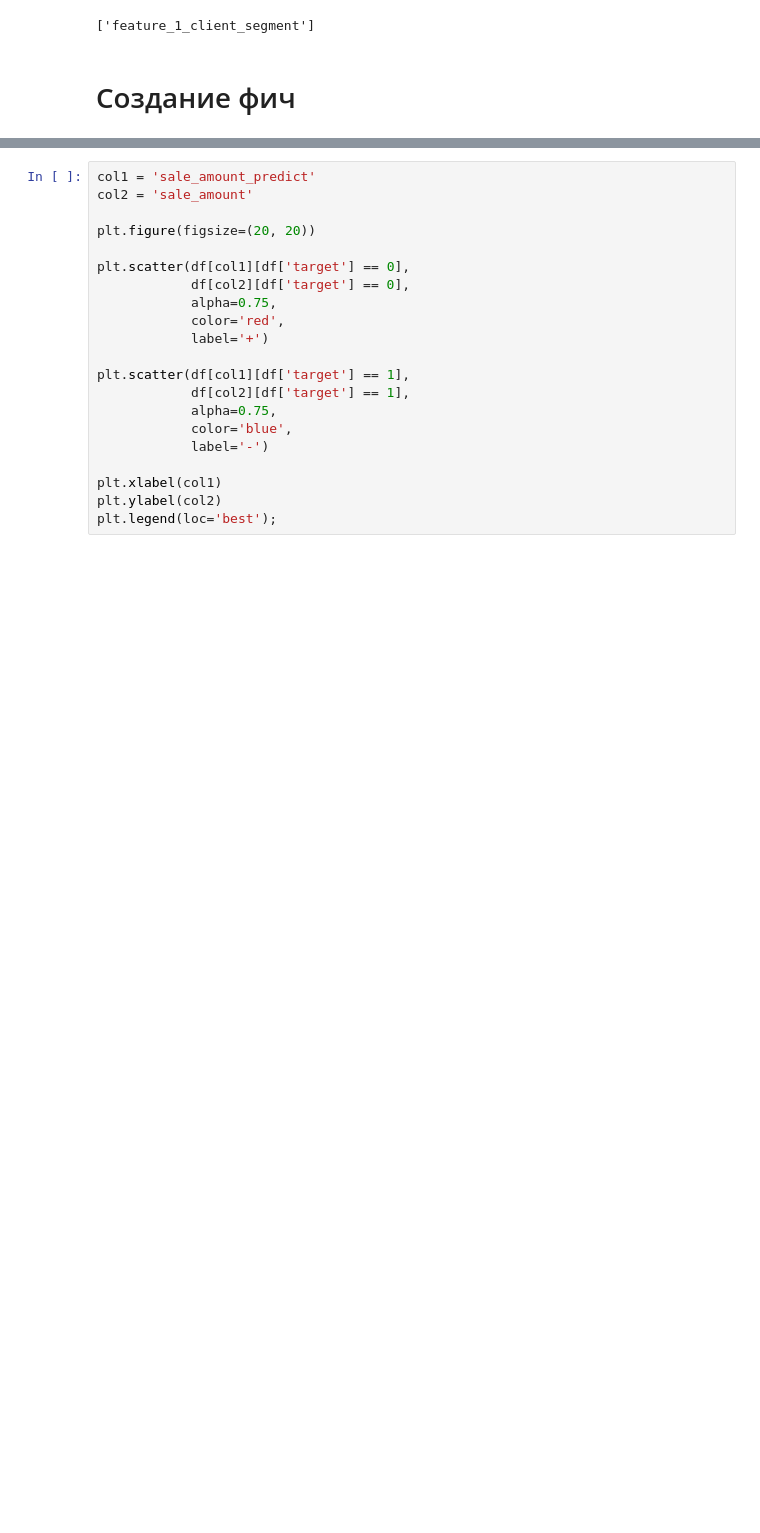
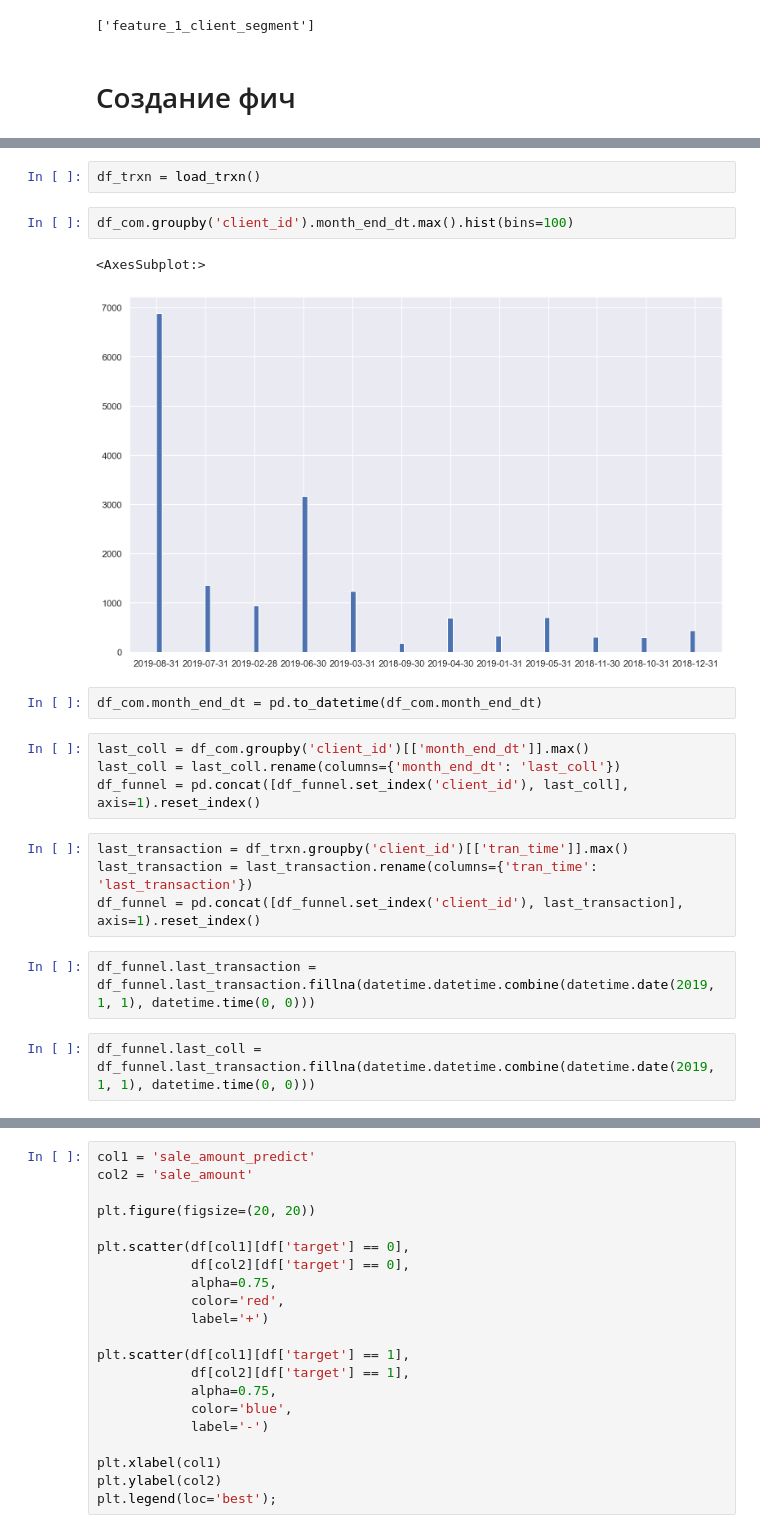
Before and after one commit to Oxonomy/IDAO-2021-FinalRound, a Jupyter notebook: feature_generation.ipynb, the cells around one changed output, grey strips where cells are left out. Saved outputs shown, nothing was run; the diff lists cells and outputs as text; blank space fills up the shorter version.

```diff
--- a/feature_generation.ipynb
+++ b/feature_generation.ipynb
@@ -167,0 +85,21 @@ df
+# %%
+df_trxn = load_trxn()
+# %%
+df_com.groupby('client_id').month_end_dt.max().hist(bins=100)
+# %% [output]
+<AxesSubplot:>
+[figure, added]
+# %%
+df_com.month_end_dt = pd.to_datetime(df_com.month_end_dt)
+# %%
+last_coll = df_com.groupby('client_id')[['month_end_dt']].max()
+last_coll = last_coll.rename(columns={'month_end_dt': 'last_coll'})
+df_funnel = pd.concat([df_funnel.set_index('client_id'), last_coll], axis=1).reset_index()
+# %%
+last_transaction = df_trxn.groupby('client_id')[['tran_time']].max()
+last_transaction = last_transaction.rename(columns={'tran_time': 'last_transaction'})
+df_funnel = pd.concat([df_funnel.set_index('client_id'), last_transaction], axis=1).reset_index()
+# %%
+df_funnel.last_transaction = df_funnel.last_transaction.fillna(datetime.datetime.combine(datetime.date(2019, 1, 1), datetime.time(0, 0)))
+# %%
+df_funnel.last_coll = df_funnel.last_transaction.fillna(datetime.datetime.combine(datetime.date(2019, 1, 1), datetime.time(0, 0)))
```
Also changed, not shown: parts of 34 cells of this notebook.
